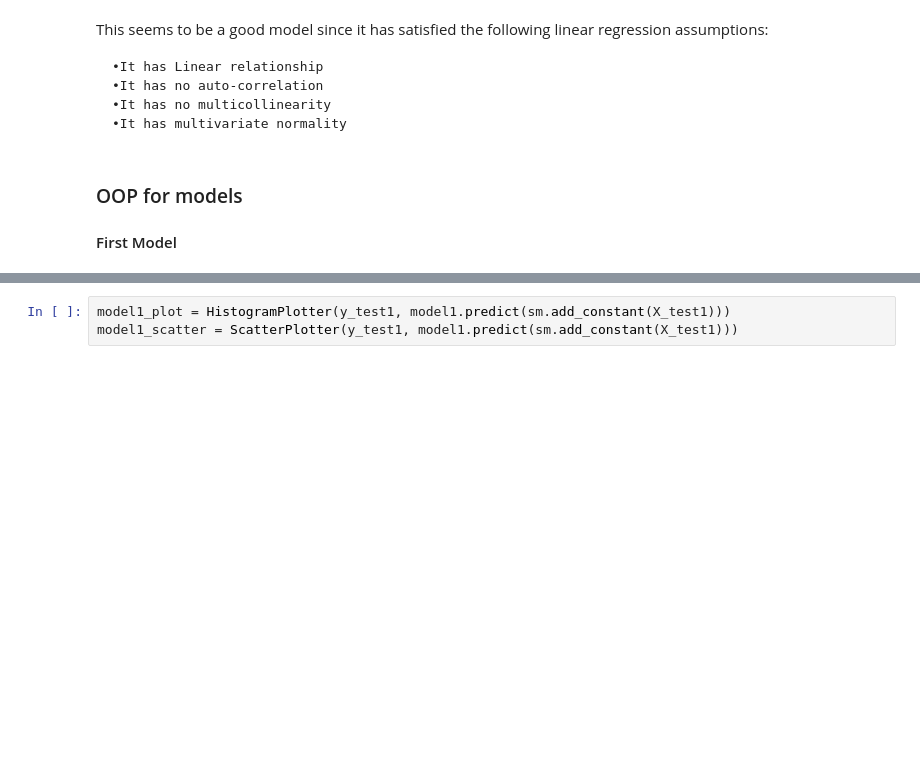
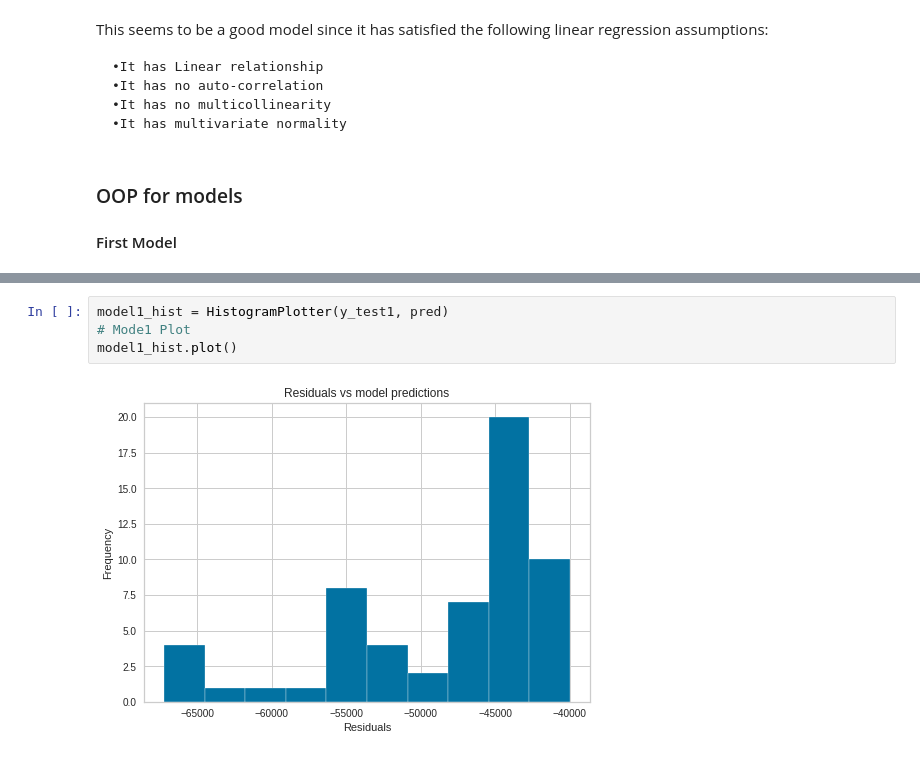
Before and after one commit to rethabilethulo/Multivariant_linear_regression, a Jupyter notebook: notebook/Untitled.ipynb, the cells around one changed output, grey strips where cells are left out. Cells and saved outputs as stored; diff of their text form; blank space fills up the shorter version.

```diff
--- a/notebook/Untitled.ipynb
+++ b/notebook/Untitled.ipynb
@@ -626,3 +622,6 @@ error_summary:
-# %%
-model1_plot = HistogramPlotter(y_test1, model1.predict(sm.add_constant(X_test1)))
-model1_scatter = ScatterPlotter(y_test1, model1.predict(sm.add_constant(X_test1)))
+# %%
+model1_hist = HistogramPlotter(y_test1, pred)
+# Mode1 Plot
+model1_hist.plot()
+# %% [output]
+[figure, added]
```
Also changed, not shown: parts of 17 cells of this notebook.
